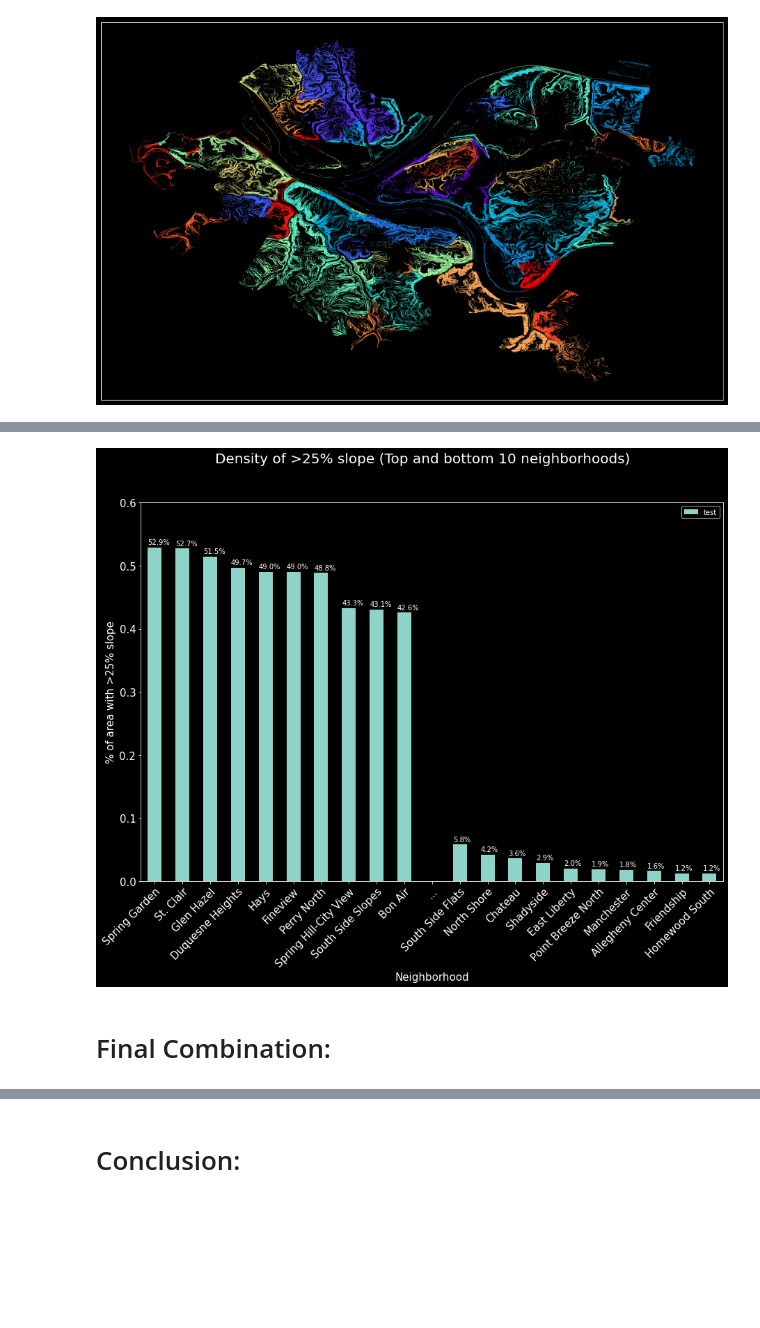
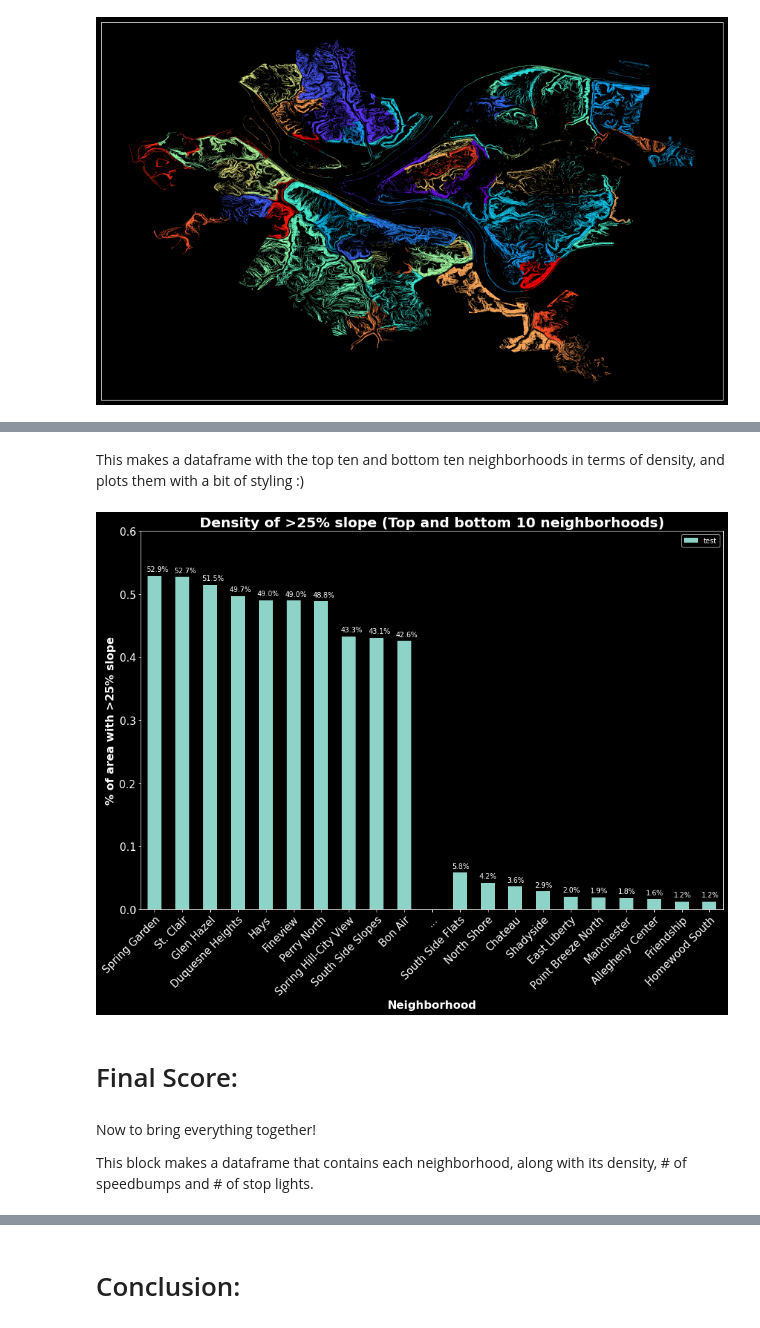
Before and after one commit to OWurst/cs0010-final-proj, a Jupyter notebook: Best_Neighborhood.ipynb, the cells around one changed output, grey strips where cells are left out. Cells and saved outputs as stored; diff of their text form; code cells hidden in the pictures; blank space fills up the shorter version.

```diff
--- a/Best_Neighborhood.ipynb
+++ b/Best_Neighborhood.ipynb
@@ -81,4 +122,0 @@ KeyboardInterrupt:
-# %%
-# load pickled df
-with open('df.pickle', 'rb') as file:
-    df = pickle.load(file)
@@ -109,7 +164,5 @@ plt.show()
 # %%
-area = []
-for i in range(91):
-    area.append(0)
+area = np.zeros(91)
 for i, row in df.iterrows():
     area[row['hood_i']] += row['geometry'].area
 d = {
@@ -175,39 +221,45 @@ plt.show()
+# %% [markdown]
+This makes a dataframe with the top ten and bottom ten neighborhoods in terms of density, and plots them with a bit of styling :)
 # %%
 top_bottom_ten = pd.concat(
     (
         density_df.sort_values(by='density', ascending=False)[:10],
         pd.DataFrame({'name': ['...'], 'density': [0]}),
         density_df.sort_values(by='density', ascending=False)[-10:]
     ),
 )
 fig, ax = plt.subplots()
 top_bottom_ten.plot.bar(
     ax=ax,
     x='name',
     y='density',
     label='test',
     figsize=(15,10),
     ylim=(0, .6),
     fontsize=15
 )
-fig.suptitle('Density of >25% slope (Top and bottom 10 neighborhoods)', fontsize=20)
-ax.set_xlabel('Neighborhood', fontsize=15)
-ax.set_ylabel('% of area with >25% slope', fontsize=15)
+ax.set_title('Density of >25% slope (Top and bottom 10 neighborhoods)', titleprop)
+ax.set_xlabel('Neighborhood', axprop)
+ax.set_ylabel('% of area with >25% slope', axprop)
 plt.setp(
     ax.xaxis.get_majorticklabels(),
     rotation=45,
     ha='right',
     rotation_mode='anchor',
 )
 for p in ax.patches:
     if p.get_height() != 0:
         ax.annotate(
             '{:.1%}'.format(p.get_height()),
-            (p.get_x() - 0, p.get_height() + .005),
+            (p.get_x() - .05, p.get_height() + .007),
         )
 # %% [output]
-[figure, old version]
+[figure, new version]
 # %% [markdown]
-# Final Combination:
+# Final Score:
+# %% [markdown]
+Now to bring everything together!
+
+This block makes a dataframe that contains each neighborhood, along with its density, # of speedbumps and # of stop lights.
 # %%
 speedBumps_df = pd.DataFrame(speedBumps)
```
Also changed, not shown: parts of 28 cells of this notebook.
